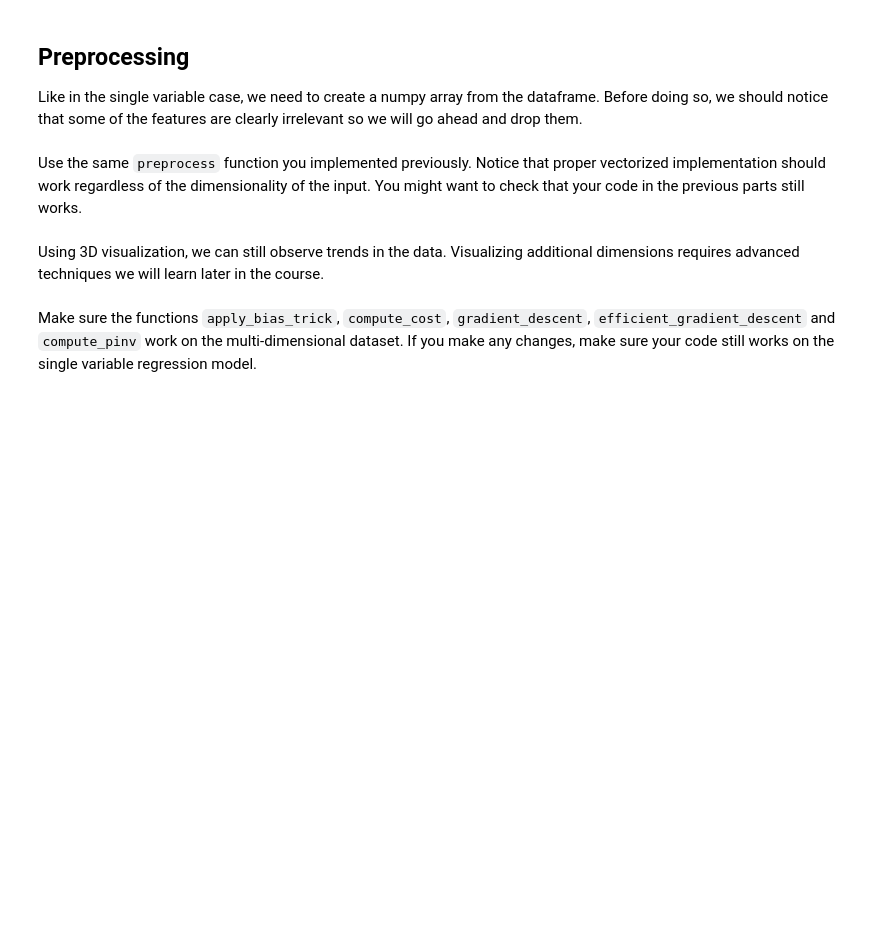
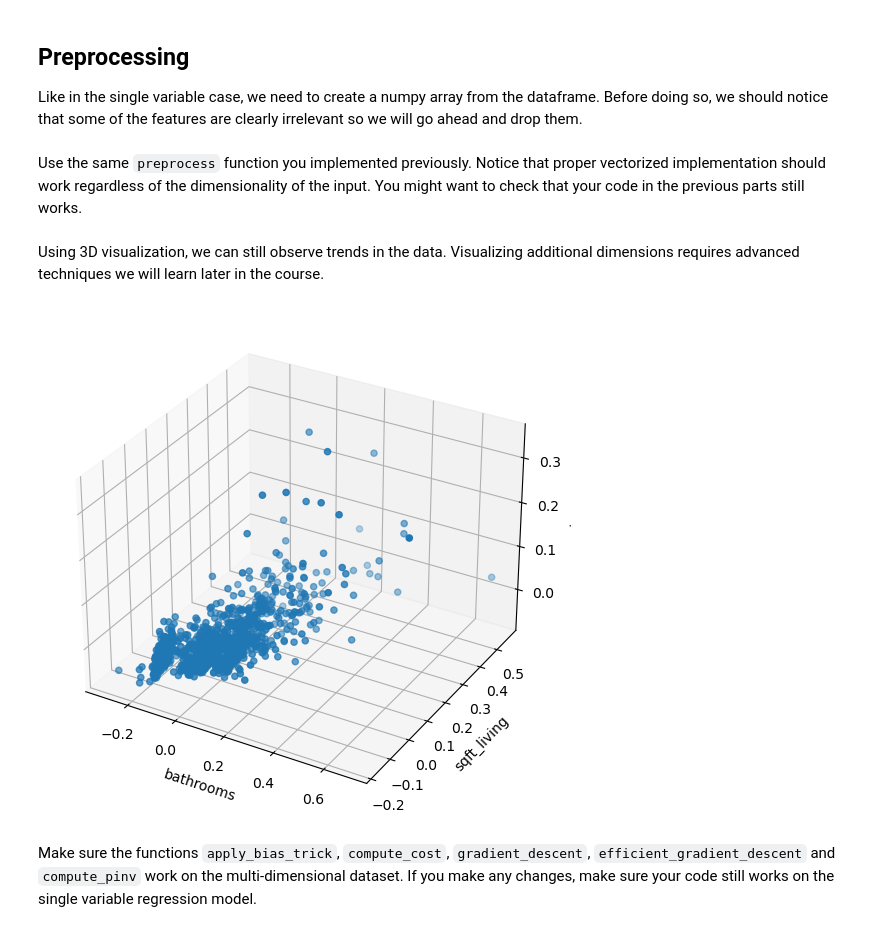
Before and after one commit to ariellefeher/Machine_Learning, a Jupyter notebook: hw1/hw1.ipynb, the cells around one changed output. Saved outputs shown, nothing was run; the diff lists cells and outputs as text; code cells hidden in the pictures; blank space fills up the shorter version.

```diff
--- a/hw1/hw1.ipynb
+++ b/hw1/hw1.ipynb
@@ -396,16 +324,19 @@ Using 3D visualization, we can still observe trends in the data. Visualizing add
 # %%
 %matplotlib inline
 import mpl_toolkits.mplot3d.axes3d as p3
 fig = plt.figure(figsize=(5,5))
 ax = p3.Axes3D(fig)
 xx = X_train[:, 1][:1000]
 yy = X_train[:, 2][:1000]
 zz = y_train[:1000]
 ax.scatter(xx, yy, zz, marker='o')
 ax.set_xlabel('bathrooms')
 ax.set_ylabel('sqft_living')
 ax.set_zlabel('price')
+fig.add_axes(ax)  ################### DELETE ME #####################
 plt.show()
+# %% [output]
+[figure, added]
 # %% [markdown]
 Make sure the functions `apply_bias_trick`, `compute_cost`, `gradient_descent`, `efficient_gradient_descent` and `compute_pinv` work on the multi-dimensional dataset. If you make any changes, make sure your code still works on the single variable regression model.
 # %%
```
Also changed, not shown: parts of 17 cells of this notebook, 3 other files.
